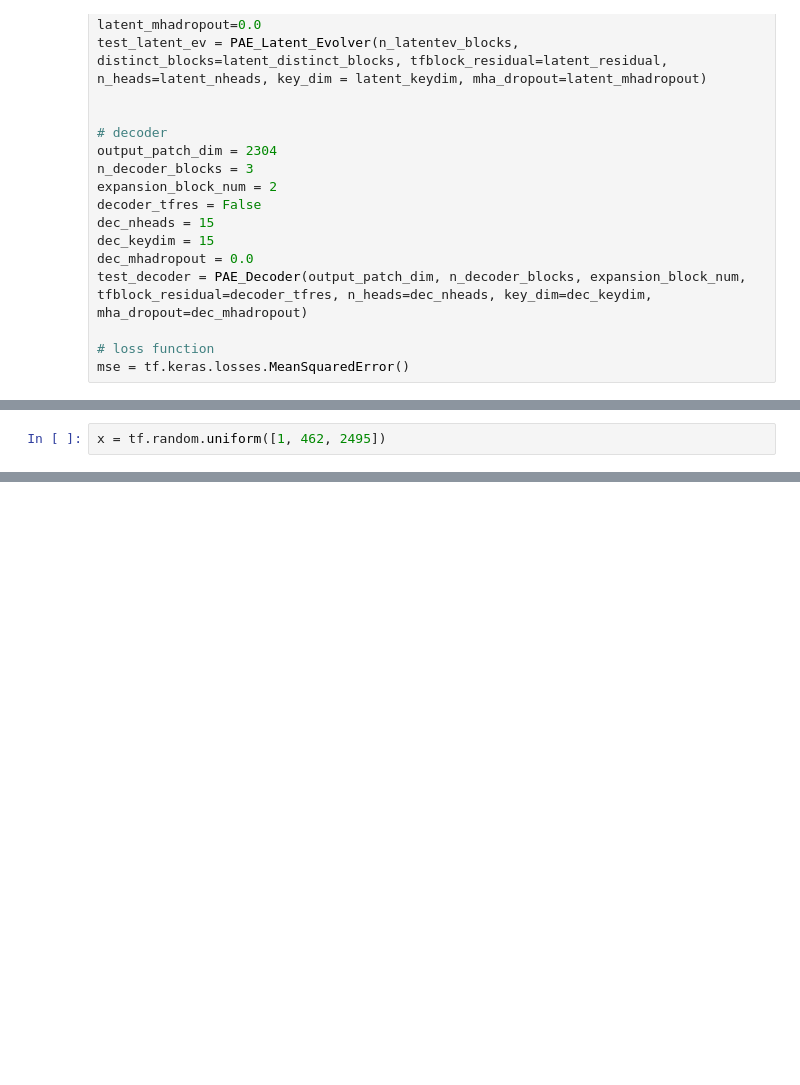
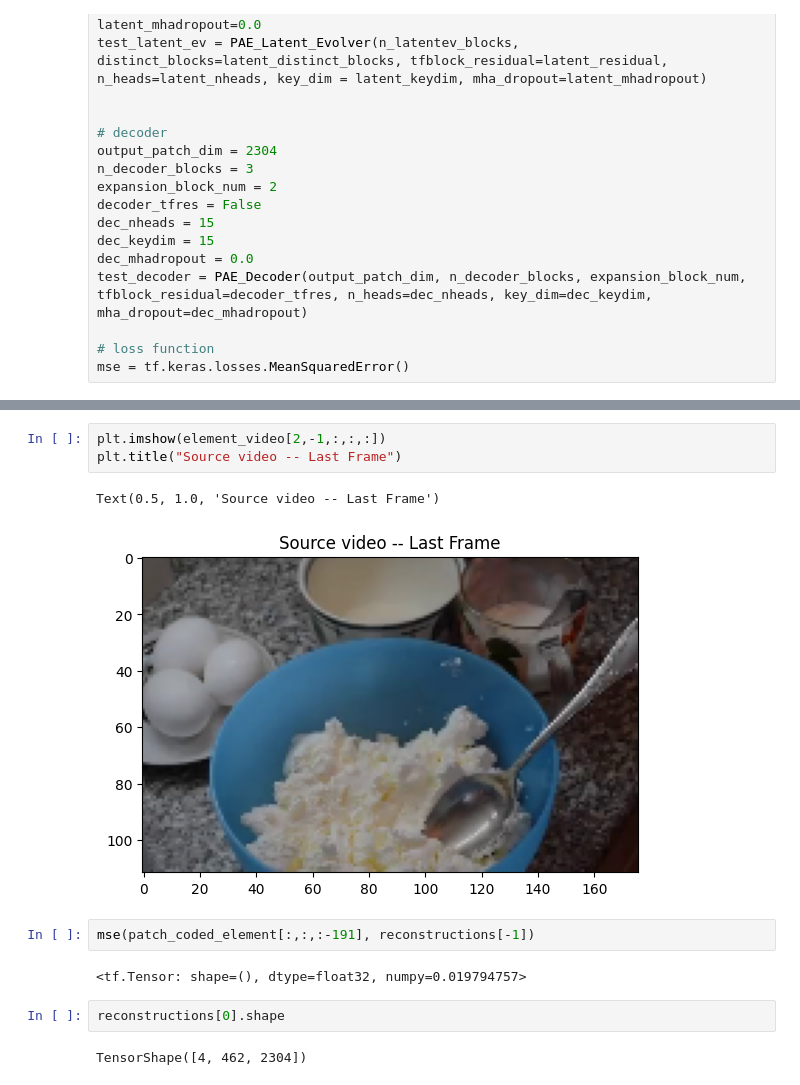
Before and after one commit to amanb2000/Multimodal_Foundation, a Jupyter notebook: sketch/08_Perceiver_AE.ipynb, the cells around one changed output, grey strips where cells are left out. Drawn from its saved outputs; the diff is of its cells as text; blank space fills up the shorter version.

```diff
--- a/sketch/08_Perceiver_AE.ipynb
+++ b/sketch/08_Perceiver_AE.ipynb
@@ -858,2 +844,0 @@ InvalidArgumentError: Exception encountered when calling layer "perceiver_ae" "
-# %%
-x = tf.random.uniform([1, 462, 2495])
@@ -861,0 +937,14 @@ x
+# %%
+plt.imshow(element_video[2,-1,:,:,:])
+plt.title("Source video -- Last Frame")
+# %% [output]
+Text(0.5, 1.0, 'Source video -- Last Frame')
+[figure, added]
+# %%
+mse(patch_coded_element[:,:,:-191], reconstructions[-1])
+# %% [output]
+<tf.Tensor: shape=(), dtype=float32, numpy=0.019794757>
+# %%
+reconstructions[0].shape
+# %% [output]
+TensorShape([4, 462, 2304])
```
Also changed, not shown: parts of 30 cells of this notebook.
